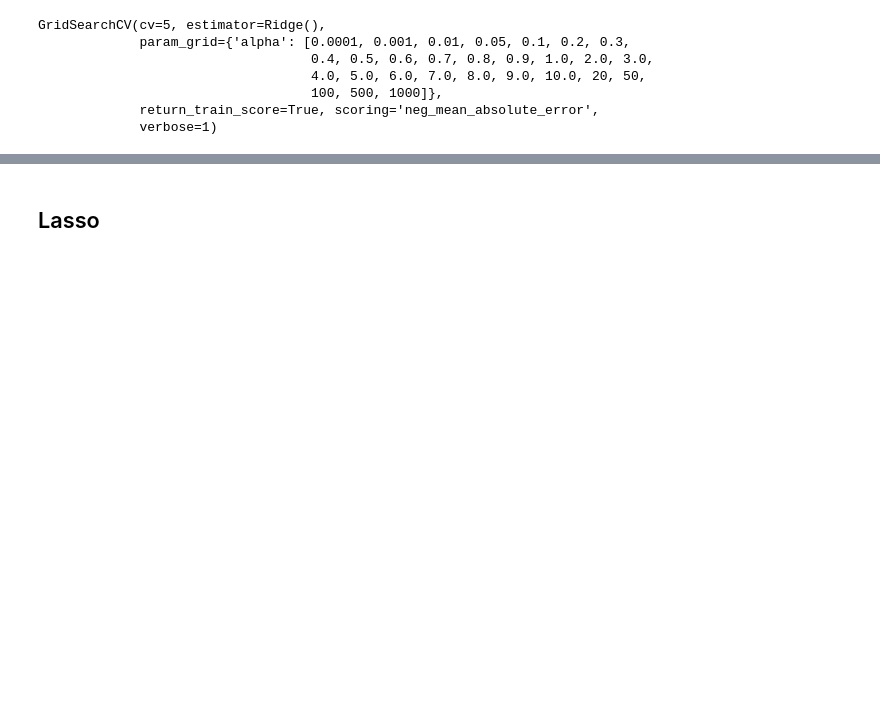
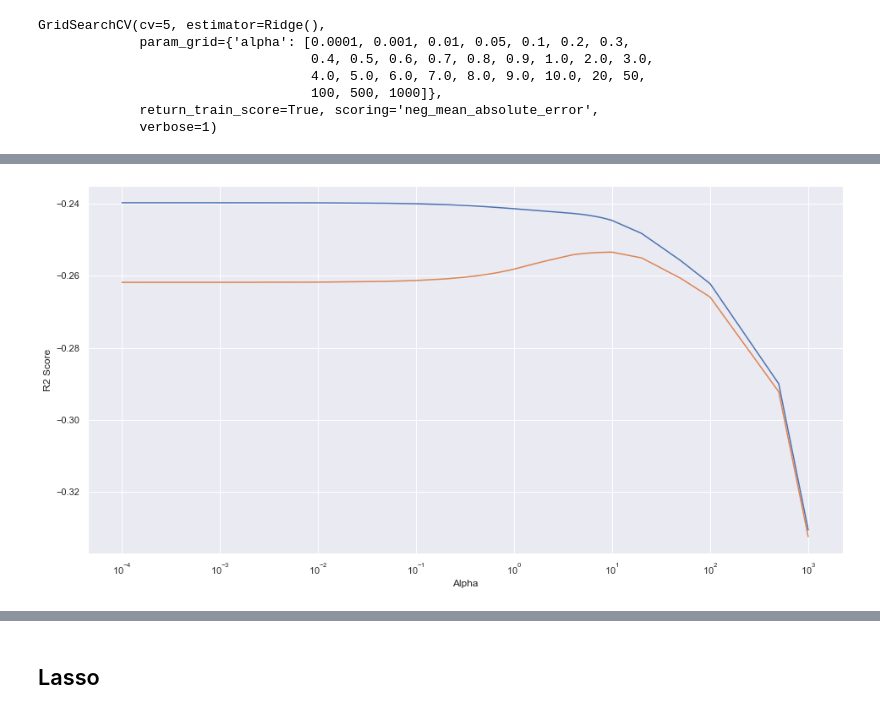
Before and after one commit to rahul2july/housingpriceprediction, a Jupyter notebook: Housing_Price_Prediction.ipynb, the cells around one changed output, grey strips where cells are left out. Drawn from its saved outputs; the diff is of its cells as text; code cells hidden in the pictures; blank space fills up the shorter version.

Commit message:
Changes for model selection and cleanup

```diff
--- a/Housing_Price_Prediction.ipynb
+++ b/Housing_Price_Prediction.ipynb
@@ -881,0 +1038,4 @@ X_test.columns
+# %%
+# Top columns to be selected using RFE
+rfe_selected_columns = X_train.columns[rfe.support_]
+rfe_selected_columns
@@ -881,0 +1059,4 @@ X_test.columns
+# %%
+X_train = X_train[list(rfe_selected_columns)]
+X_test = X_test[list(rfe_selected_columns)]
+X_train.shape, X_test.shape
@@ -881,0 +1065,6 @@ X_test.columns
+# %%
+# Instantiate
+lm = LinearRegression()
+
+# Fit a line
+lm.fit(X_train, y_train)
@@ -933,0 +1166,4 @@ print(ridge.coef_)
+# %%
+cv_result_r = pd.DataFrame(model_cv.cv_results_)
+cv_result_r['param_alpha'] = cv_result_r['param_alpha'].astype('float32')
+cv_result_r.head()
@@ -933,0 +1178,10 @@ print(ridge.coef_)
+# %%
+plt.figure(figsize=(16,8))
+plt.plot(cv_result_r['param_alpha'],cv_result_r['mean_train_score'])
+plt.plot(cv_result_r['param_alpha'],cv_result_r['mean_test_score'])
+plt.xscale('log')
+plt.ylabel('R2 Score')
+plt.xlabel('Alpha')
+plt.show()
+# %% [output]
+[figure, added]
```
Also changed, not shown: parts of 83 cells of this notebook.
